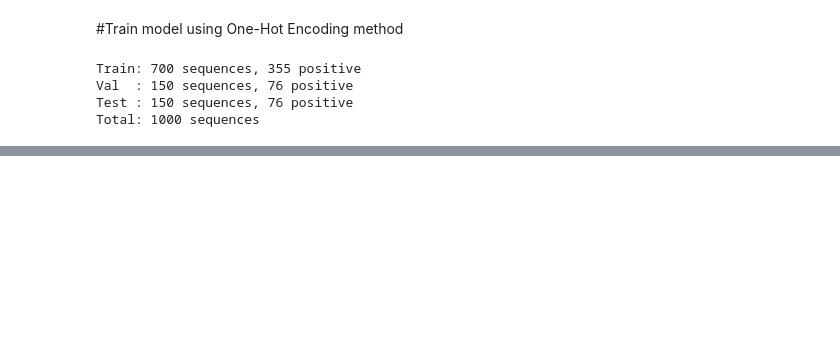
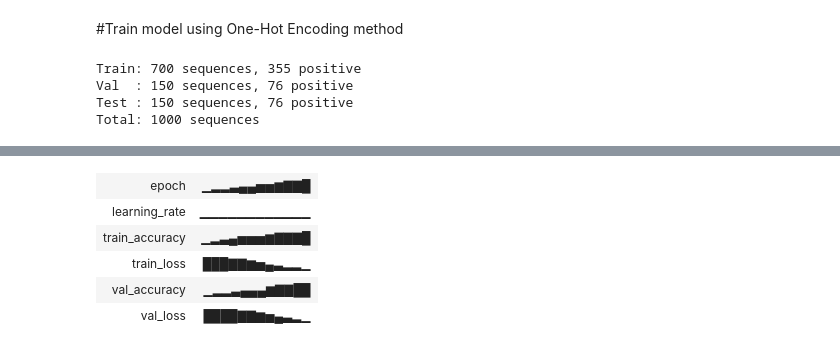
Before and after one commit to Bunty-Bot/deep_learning_MBFProject, a Jupyter notebook: DL_MBFProject_final.ipynb, the cells around one changed output, grey strips where cells are left out. Saved outputs shown, nothing was run; the diff lists cells and outputs as text; code cells hidden in the pictures; blank space fills up the shorter version.

Commit message:
Modified the code blocks of training and testing. Also performed hyper parameter tuning over the code to get the best model.

```diff
--- a/DL_MBFProject_final.ipynb
+++ b/DL_MBFProject_final.ipynb
@@ -501,8 +564,8 @@ class CNN1D(nn.Module):
 # %%
 context_size = 200
 batch_size = 64
-EPOCHS = 10
-patience = 3
+EPOCHS = 12
+patience = 5
 DEVICE = torch.device("cuda" if torch.cuda.is_available() else "cpu")
 
 seq, label = read(seqfile, posfile)
@@ -512,51 +575,93 @@ train_dataset = SequenceDatasetOneHot(seq_train, lab_train, context_size)
 val_dataset   = SequenceDatasetOneHot(seq_val, lab_val, context_size)
 test_dataset  = SequenceDatasetOneHot(seq_test, lab_test, context_size)
 
-model = CNN1D(context_size=context_size, dropout=0.5).to(DEVICE)
+model = CNN1D(context_size=context_size, dropout=0.3).to(DEVICE)
 
 train_dataloader = DataLoader(train_dataset, batch_size=batch_size, shuffle=True)
 val_dataloader   = DataLoader(val_dataset, batch_size=batch_size)
 test_dataloader  = DataLoader(test_dataset, batch_size=batch_size)
 
-optimizer = torch.optim.AdamW(model.parameters(), lr=1e-3, weight_decay=1e-2)
+lr = 1e-3 # Define learning rate for wandb logging
+weight_decay = 1e-2 # Define weight decay for wandb logging
+optimizer = torch.optim.AdamW(model.parameters(), lr=lr, weight_decay=weight_decay)
+
+wandb.init(
+    project="protein-simulated-data",
+    name=f"cnn_onehot",
+    config={
+        "model": "CNN1D",
+        "context_size": context_size,
+        "epochs": EPOCHS,
+        "patience": patience,
+        "dropout": dropout,
+        "lr": lr,
+        "weight_decay": weight_decay,
+        "optimizer": "AdamW",
+    }
+)
 
 train_losses, val_losses = [], []
+train_accuracies, val_accuracies = [], []
 best_val_loss = float("inf")
 best_state = copy.deepcopy(model.state_dict())
 wait = 0
 
 for epoch in range(EPOCHS):
     model.train()
-    train_epoch = []
+    train_epoch_losses = []
+    train_preds, train_true = [], []
 
     for x, y in tqdm(train_dataloader, desc=f"Epoch {epoch+1}/{EPOCHS}"):
         x, y = x.to(DEVICE), y.to(DEVICE)
 
         optimizer.zero_grad()
-        _, loss = model(x, y)
+        logits, loss = model(x, y)
         loss.backward()
         optimizer.step()
 
-        train_epoch.append(loss.item())
+        train_epoch_losses.append(loss.item())
+        probs = torch.sigmoid(logits).detach().cpu().numpy()
+        preds = (probs >= 0.5).astype(int)
+        train_preds.extend(preds)
+        train_true.extend(y.cpu().numpy())
 
     model.eval()
-    val_epoch = []
+    val_epoch_losses = []
+    val_preds, val_true = [], []
+
     with torch.no_grad():
         for x, y in val_dataloader:
             x, y = x.to(DEVICE), y.to(DEVICE)
-            _, val_loss = model(x, y)
-            val_epoch.append(val_loss.item())
+            logits, val_loss = model(x, y)
+            val_epoch_losses.append(val_loss.item())
+            probs = torch.sigmoid(logits).cpu().numpy()
+            preds = (probs >= 0.5).astype(int)
+            val_preds.extend(preds)
+            val_true.extend(y.cpu().numpy())
 
-    avg_train = np.mean(train_epoch)
-    avg_val = np.mean(val_epoch)
+    avg_train_loss = np.mean(train_epoch_losses)
+    avg_val_loss = np.mean(val_epoch_losses)
+    train_acc = accuracy_score(train_true, train_preds)
+    val_acc = accuracy_score(val_true, val_preds)
 
-    train_losses.append(avg_train)
-    val_losses.append(avg_val)
+    train_losses.append(avg_train_loss)
+    val_losses.append(avg_val_loss)
+    train_accuracies.append(train_acc)
+    val_accuracies.append(val_acc)
 
-    print(f"Epoch {epoch+1}: train={avg_train:.4f}, val={avg_val:.4f}")
+    wandb.log({
+        "epoch": epoch + 1,
+        "train_loss": avg_train_loss,
+        "val_loss": avg_val_loss,
+        "train_accuracy": train_acc,
+        "val_accuracy": val_acc,
+        "learning_rate": optimizer.param_groups[0]["lr"],
+    })
 
-    if avg_val < best_val_loss - 1e-3:
-        best_val_loss = avg_val
+    print(f"Epoch {epoch+1}: train_loss={avg_train_loss:.4f}, val_loss={avg_val_loss:.4f}, train_acc={train_acc:.4f}, val_acc={val_acc:.4f}")
+
+    if avg_val_loss < best_val_loss - 1e-3:
+        best_val_loss = avg_val_loss
         best_state = copy.deepcopy(model.state_dict())
         wait = 0
     else:
@@ -567,12 +672,7 @@ for epoch in range(EPOCHS):
 
 model.load_state_dict(best_state)
 
-plt.plot(train_losses, label="train")
-plt.plot(val_losses, label="val")
-plt.xlabel("Epochs")
-plt.ylabel("Loss")
-plt.legend()
-plt.show()
+# The plotting code has been removed as it will be handled by wandb or a separate cell if needed.
 # %% [output]
 Train: 700 sequences, 355 positive
 Val  : 150 sequences, 76 positive
@@ -581,0 +684,6 @@ Epoch 1: train=0.6970, val=0.6929
+| epoch | ▁▂▂▃▄▄▅▅▆▇▇█ |
+| learning_rate | ▁▁▁▁▁▁▁▁▁▁▁▁ |
+| train_accuracy | ▁▂▃▄▅▅▅▆▇▇▇█ |
+| train_loss | ███▇▇▆▅▄▃▂▂▁ |
+| val_accuracy | ▁▂▂▃▄▄▄▆▇▇██ |
+| val_loss | ████▇▇▆▅▄▃▂▁ |
```
Also changed, not shown: parts of 13 cells of this notebook.
